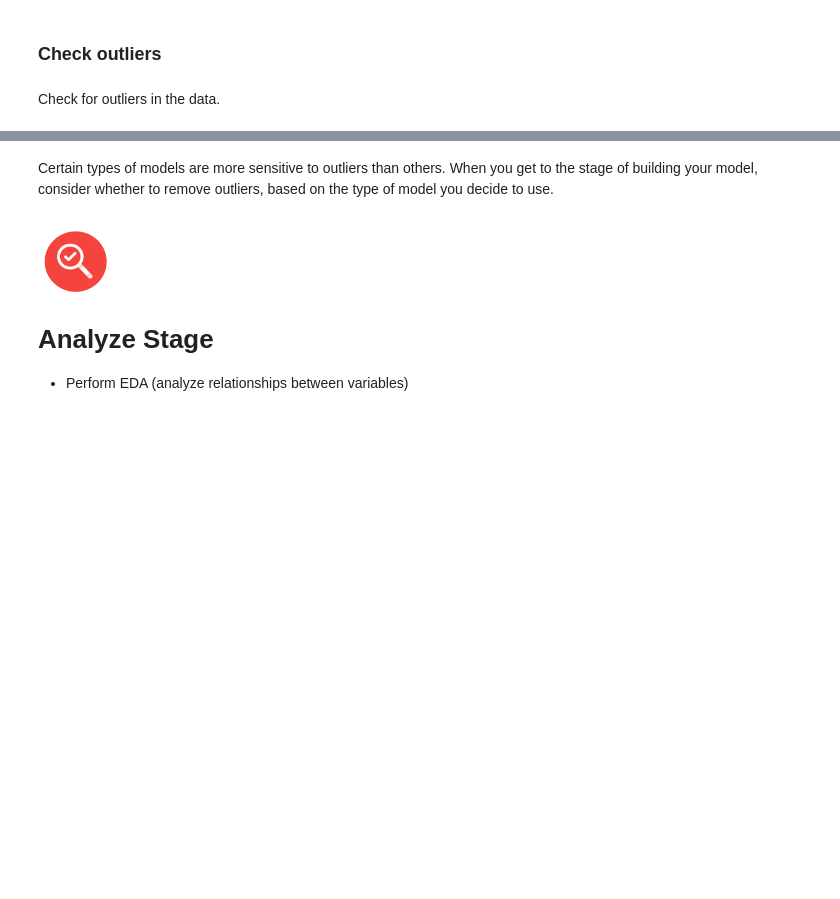
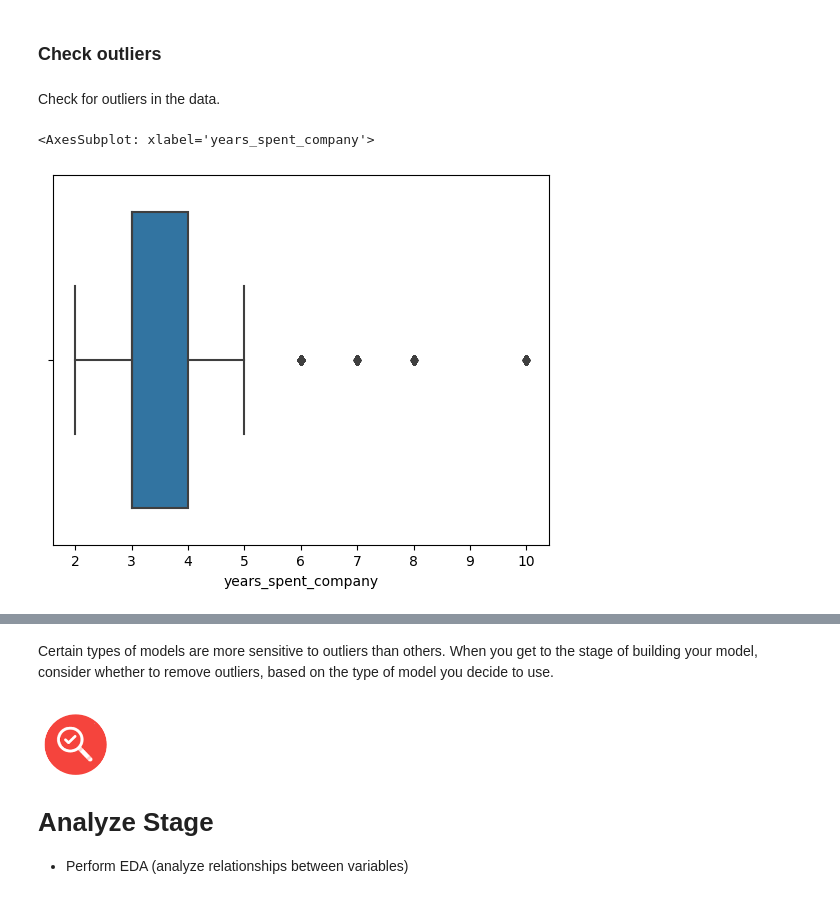
Before and after one commit to CherutoSharleen/Data-Science-2, a Jupyter notebook: Assignment/Assignment-6/Assignment6_Activity.ipynb, the cells around one changed output, grey strips where cells are left out. Saved outputs shown, nothing was run; the diff lists cells and outputs as text; code cells hidden in the pictures; blank space fills up the shorter version.

```diff
--- a/Assignment/Assignment-6/Assignment6_Activity.ipynb
+++ b/Assignment/Assignment-6/Assignment6_Activity.ipynb
@@ -79,7 +95,8 @@ salary|The employee's salary (U.S. dollars)
 # %%
 # Load dataset into a dataframe
 ### YOUR CODE HERE ###
-
+hr_data = pd.read_csv("HR_Dataset.csv")
 
 # Display first few rows of the dataframe
 ### YOUR CODE HERE ###
+hr_data.head(n=5)
@@ -108,7 +177,12 @@ As a data cleaning step, rename the columns as needed. Standardize the column na
 # %%
 # Rename columns as needed
 ### YOUR CODE HERE ###
-
+hr_data.rename(columns={'Work_accident' : 'work_accident',
+                        'Department':'department',
+                        'time_spend_company':'years_spent_company',
+                        'average_montly_hours':'average_monthly_hours',
+                        'number_project' : 'number_of_projects'},inplace=True)
 
 # Display all column names after the update
 ### YOUR CODE HERE ###
+hr_data.columns
@@ -132,7 +237,8 @@ Check for any duplicate entries in the data.
 # %%
 # Drop duplicates and save resulting dataframe in a new variable as needed
 ### YOUR CODE HERE ###
-
+hr_dataset = hr_data.drop_duplicates().reset_index(drop = True)
 
 # Display first few rows of new dataframe as needed
 ### YOUR CODE HERE ###
+hr_dataset.shape
@@ -146,3 +251,16 @@ Check for outliers in the data.
+# %%
+# Create a boxplot to visualize outliers
+### YOUR CODE HERE ###
+# sns.boxplot(hr_dataset['satisfaction_level'])
+# sns.boxplot(hr_dataset['last_evaluation'])
+# sns.boxplot(hr_dataset['number_of_projects'])
+# sns.boxplot(hr_dataset['avg_monthly_hrs'])
+# sns.boxplot(hr_dataset['promotion_last_5years'])
+# sns.boxplot(x='department', y='satisfaction_level', data=hr_dataset)
+sns.boxplot(hr_dataset['years_spent_company'])
+# %% [output]
+<AxesSubplot: xlabel='years_spent_company'>
+[figure, added]
 # %%
 # Determine the number of rows containing outliers
 ### YOUR CODE HERE ###
```
Also changed, not shown: parts of 42 cells of this notebook.
